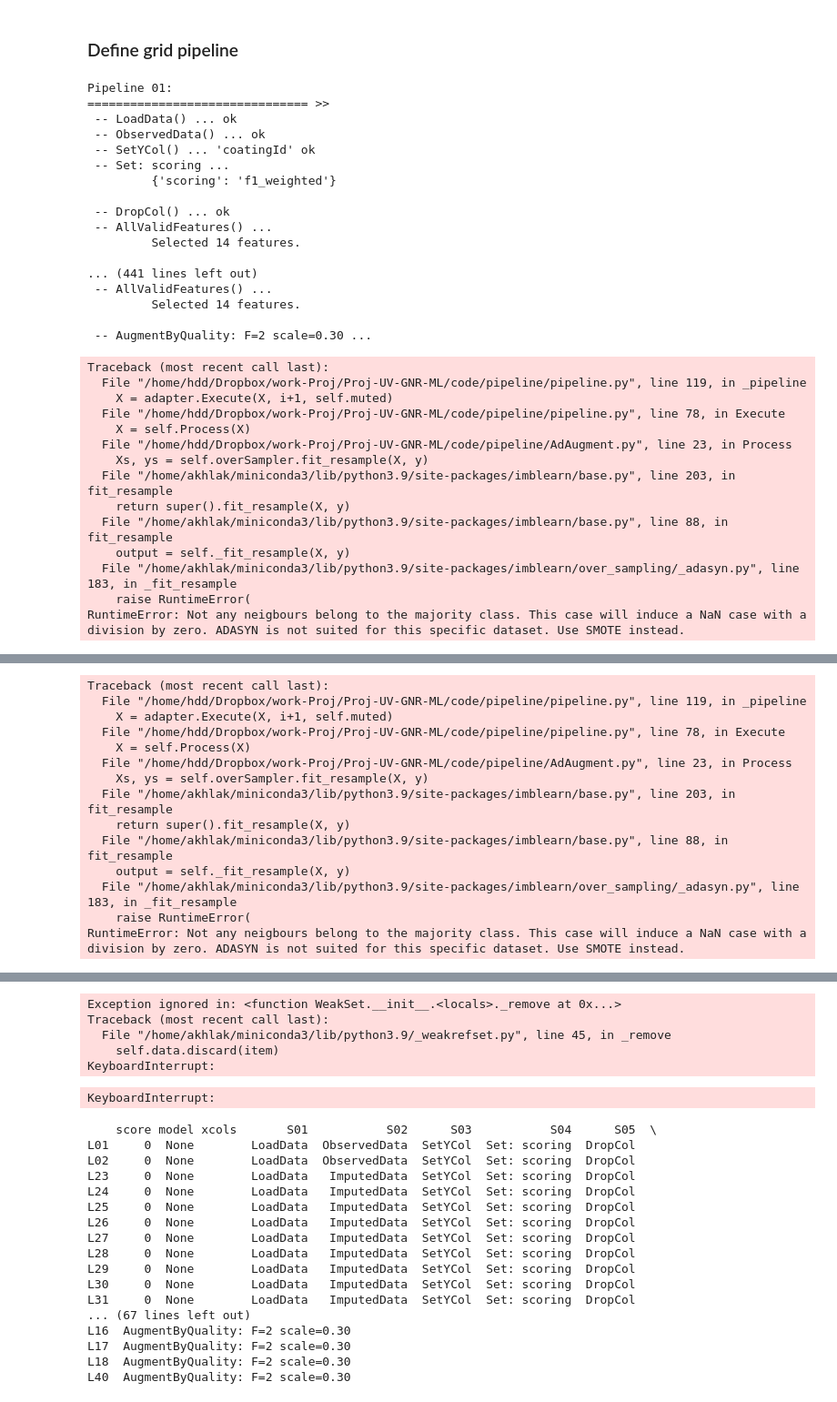
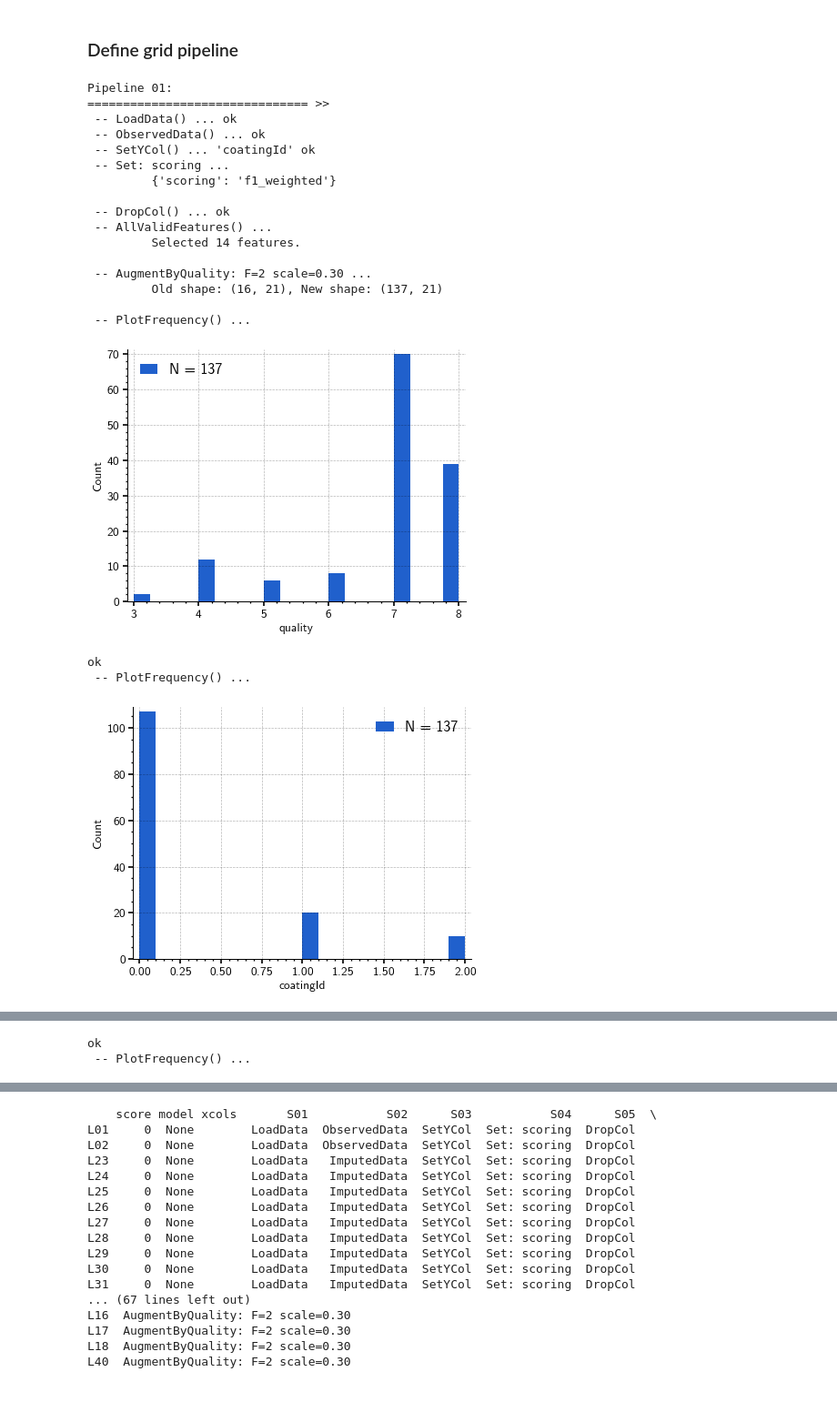
Before and after one commit to yingling-group/nanorod-shape-optim, a Jupyter notebook: code/x10_classifier_pipeline.ipynb, the cells around one changed output, grey strips where cells are left out. Shown at 91% size. Cells and saved outputs as stored; diff of their text form; code cells hidden in the pictures.

```diff
--- a/code/x10_classifier_pipeline.ipynb
+++ b/code/x10_classifier_pipeline.ipynb
@@ -57,4 +52,7 @@ loader.Execute(inputCsv)
 xCols: []
+# %%
+plotQuality = pl.PlotFrequency('quality')
+plotClasses = pl.PlotFrequency('coatingId')
 # %% [markdown]
 ### Define grid pipeline
 # %%
@@ -80,6 +78,8 @@ grid = [
         pl.AugmentImb(SMOTE()),
         pl.AugmentImb(ADASYN()),
     ),
+    plotQuality,
+    plotClasses,
     AggregateFeatures(show=False),
     pl.ScaleX(allColumns=False),
     (
@@ -101,38 +101,26 @@ grid = [
     TestPerformance(show=True)
 ]
 # %%
-reload(pl)
 pipe = pipeline.GridLine(grid)
 pipe.Execute(inputCsv)
 # %% [output]
 Pipeline 01:
 =============================== >>
  -- LoadData() ... ok
  -- ObservedData() ... ok
  -- SetYCol() ... 'coatingId' ok
  -- Set: scoring ...
          {'scoring': 'f1_weighted'}
 
  -- DropCol() ... ok
  -- AllValidFeatures() ...
          Selected 14 features.
 
-... (441 lines left out)
- -- AllValidFeatures() ...
-         Selected 14 features.
+ -- AugmentByQuality: F=2 scale=0.30 ...
+         Old shape: (16, 21), New shape: (137, 21)
 
- -- AugmentByQuality: F=2 scale=0.30 ...
+ -- PlotFrequency() ...
+[figure, added]
-Traceback (most recent call last):
-  File "/home/hdd/Dropbox/work-Proj/Proj-UV-GNR-ML/code/pipeline/pipeline.py", line 119, in _pipeline
-    X = adapter.Execute(X, i+1, self.muted)
-  File "/home/hdd/Dropbox/work-Proj/Proj-UV-GNR-ML/code/pipeline/pipeline.py", line 78, in Execute
-    X = self.Process(X)
-  File "/home/hdd/Dropbox/work-Proj/Proj-UV-GNR-ML/code/pipeline/AdAugment.py", line 23, in Process
-    Xs, ys = self.overSampler.fit_resample(X, y)
-  File "/home/akhlak/miniconda3/lib/python3.9/site-packages/imblearn/base.py", line 203, in fit_resample
-    return super().fit_resample(X, y)
-  File "/home/akhlak/miniconda3/lib/python3.9/site-packages/imblearn/base.py", line 88, in fit_resample
-    output = self._fit_resample(X, y)
-  File "/home/akhlak/miniconda3/lib/python3.9/site-packages/imblearn/over_sampling/_adasyn.py", line 183, in _fit_resample
-    raise RuntimeError(
-RuntimeError: Not any neigbours belong to the majority class. This case will induce a NaN case with a division by zero. ADASYN is not suited for this specific dataset. Use SMOTE instead.
+ok
+ -- PlotFrequency() ...
+[figure, added]
@@ -157,14 +145,2 @@ Pipeline 11:
-Traceback (most recent call last):
-  File "/home/hdd/Dropbox/work-Proj/Proj-UV-GNR-ML/code/pipeline/pipeline.py", line 119, in _pipeline
-    X = adapter.Execute(X, i+1, self.muted)
-  File "/home/hdd/Dropbox/work-Proj/Proj-UV-GNR-ML/code/pipeline/pipeline.py", line 78, in Execute
-    X = self.Process(X)
-  File "/home/hdd/Dropbox/work-Proj/Proj-UV-GNR-ML/code/pipeline/AdAugment.py", line 23, in Process
-    Xs, ys = self.overSampler.fit_resample(X, y)
-  File "/home/akhlak/miniconda3/lib/python3.9/site-packages/imblearn/base.py", line 203, in fit_resample
-    return super().fit_resample(X, y)
-  File "/home/akhlak/miniconda3/lib/python3.9/site-packages/imblearn/base.py", line 88, in fit_resample
-    output = self._fit_resample(X, y)
-  File "/home/akhlak/miniconda3/lib/python3.9/site-packages/imblearn/over_sampling/_adasyn.py", line 183, in _fit_resample
-    raise RuntimeError(
-RuntimeError: Not any neigbours belong to the majority class. This case will induce a NaN case with a division by zero. ADASYN is not suited for this specific dataset. Use SMOTE instead.
+ok
+ -- PlotFrequency() ...
@@ -251,9 +170,3 @@ RuntimeError: Not any neigbours belong to the majority class. This case will ind
-Exception ignored in: <function WeakSet.__init__.<locals>._remove at 0x...>
-Traceback (most recent call last):
-  File "/home/akhlak/miniconda3/lib/python3.9/_weakrefset.py", line 45, in _remove
-    self.data.discard(item)
-KeyboardInterrupt:
-KeyboardInterrupt:
 # %%
 res = pipe.Summarize()
 print(res)
```
Also changed, not shown: parts of 3 cells of this notebook, 3 other files.
